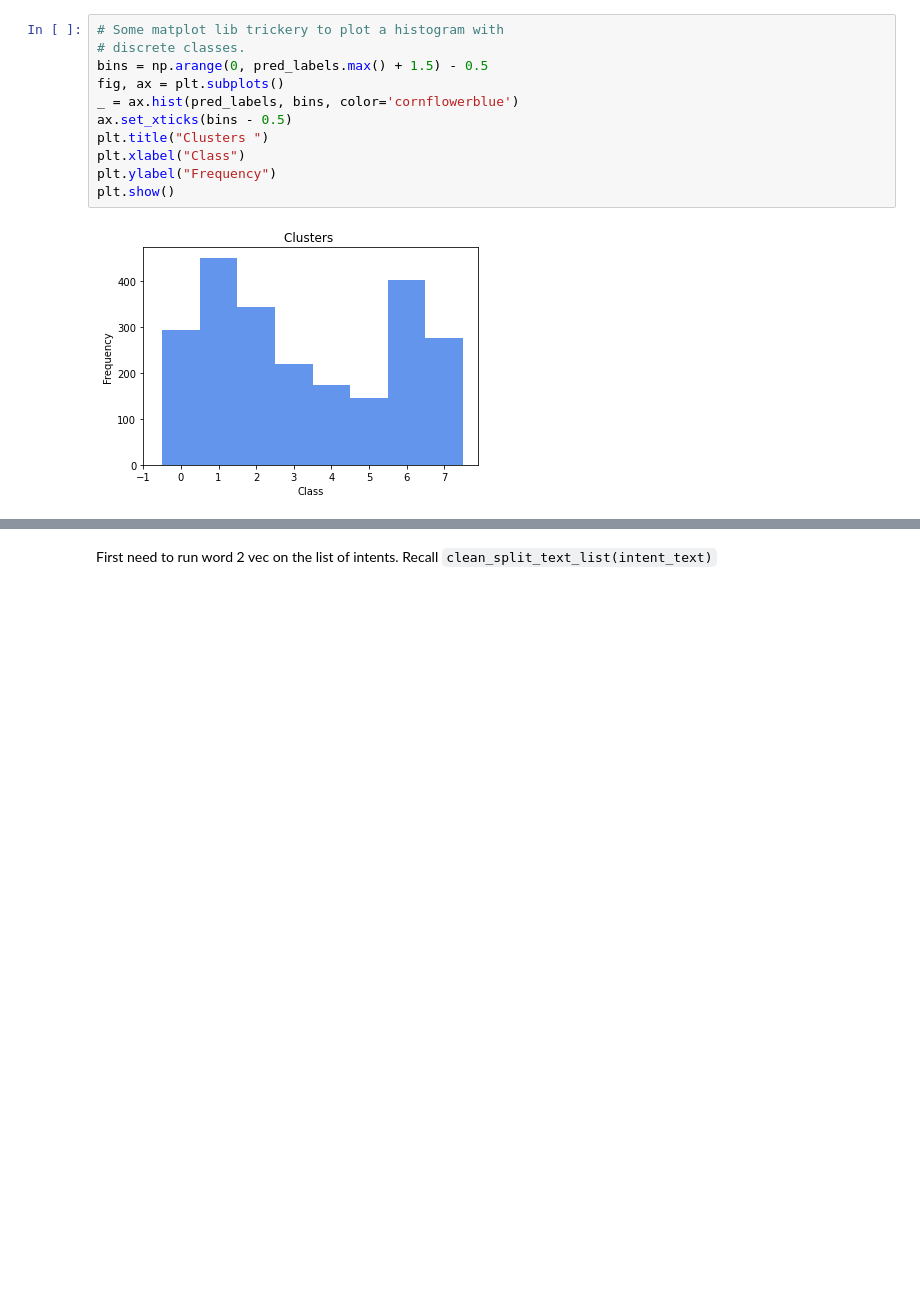
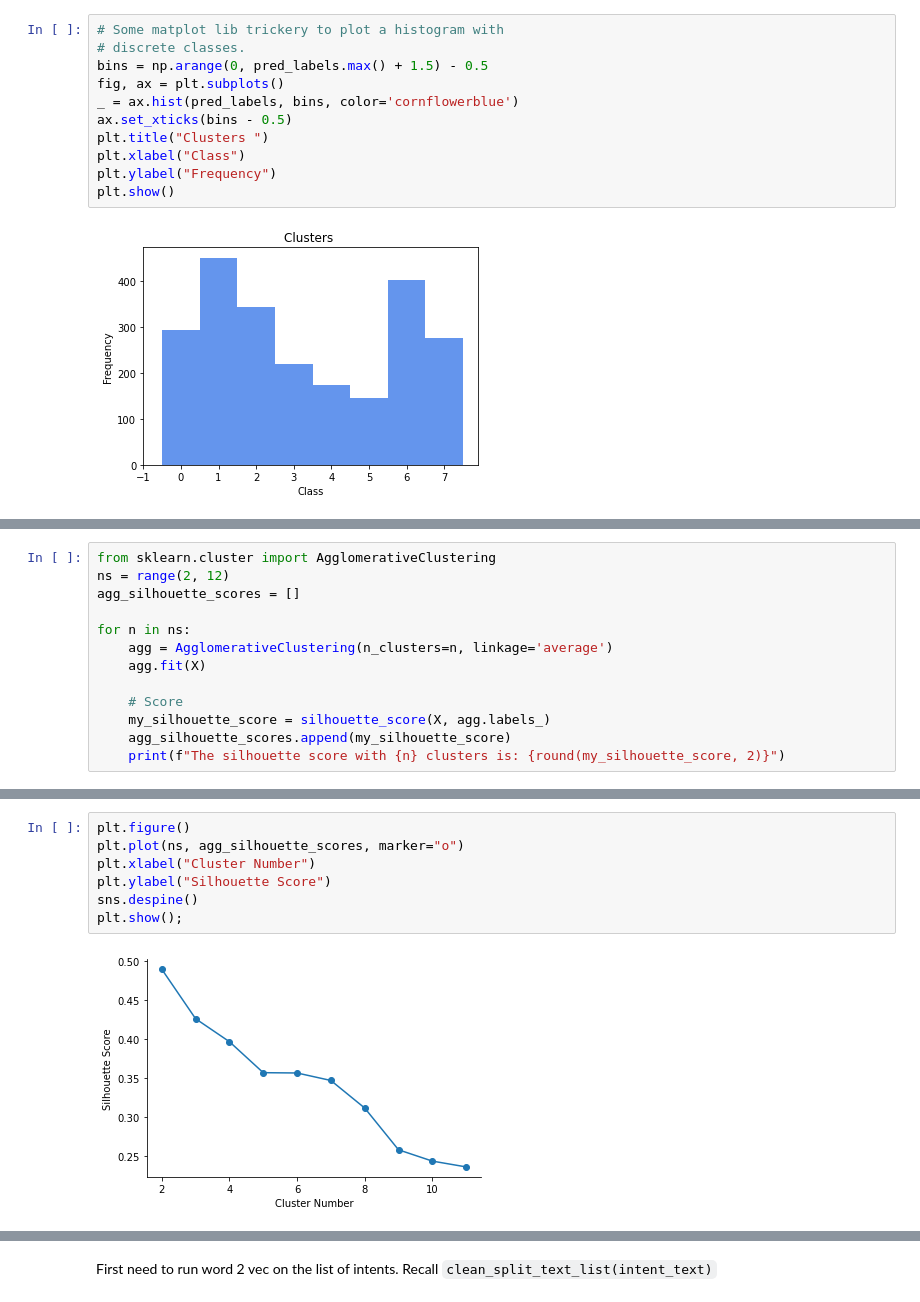
Before and after one commit to justinhugh/intent-prediction-in-code, a Jupyter notebook: vectorization_with_word2vec.ipynb, the cells around one changed output, grey strips where cells are left out. Drawn from its saved outputs; the diff is of its cells as text; blank space fills up the shorter version.

```diff
--- a/vectorization_with_word2vec.ipynb
+++ b/vectorization_with_word2vec.ipynb
@@ -484,0 +599,13 @@ plt.show()
+# %%
+from sklearn.cluster import AgglomerativeClustering
+ns = range(2, 12)
+agg_silhouette_scores = []
+
+for n in ns:
+    agg = AgglomerativeClustering(n_clusters=n, linkage='average')
+    agg.fit(X)
+
+    # Score
+    my_silhouette_score = silhouette_score(X, agg.labels_)
+    agg_silhouette_scores.append(my_silhouette_score)
+    print(f"The silhouette score with {n} clusters is: {round(my_silhouette_score, 2)}")
@@ -484,0 +623,9 @@ plt.show()
+# %%
+plt.figure()
+plt.plot(ns, agg_silhouette_scores, marker="o")
+plt.xlabel("Cluster Number")
+plt.ylabel("Silhouette Score")
+sns.despine()
+plt.show();
+# %% [output]
+[figure, added]
```
Also changed, not shown: parts of 16 cells of this notebook.
